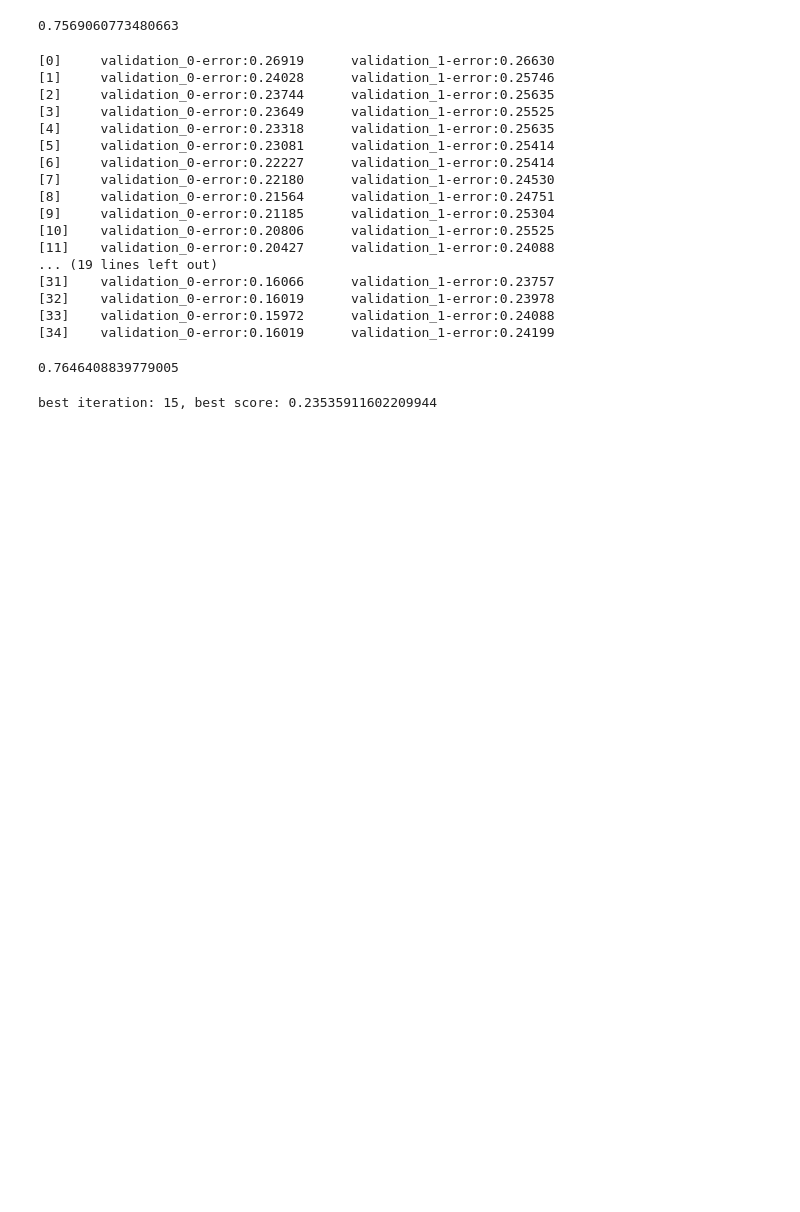
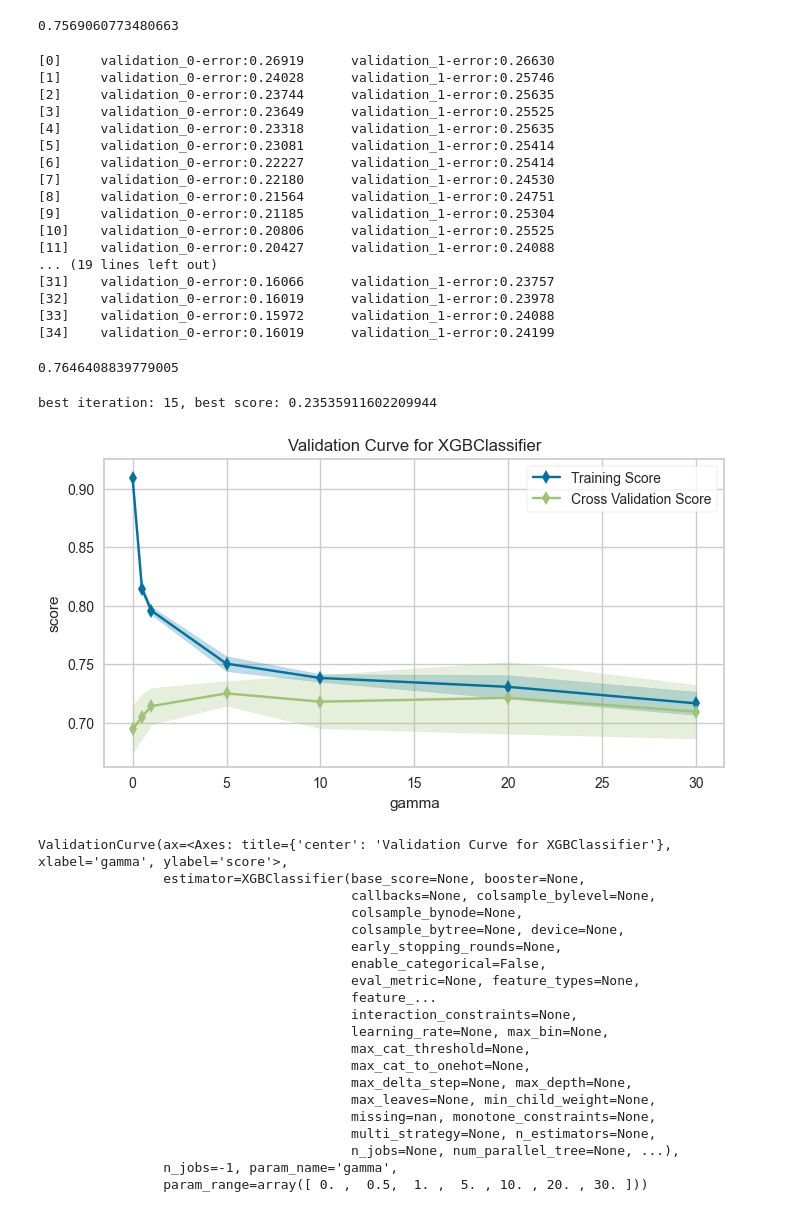
Before and after one commit to mackomarcin82/XGBoost, a Jupyter notebook: XGBoost.ipynb, the cells around one changed output. Drawn from its saved outputs; the diff is of its cells as text; code cells hidden in the pictures; blank space fills up the shorter version.

```diff
--- a/XGBoost.ipynb
+++ b/XGBoost.ipynb
@@ -312,3 +312,29 @@ xg_err.score(X_test, y_test)
 print(f'best iteration: {xg_err.best_iteration}, best score: {xg_err.best_score}')
 # %% [output]
 best iteration: 15, best score: 0.23535911602209944
+# %%
+fig, ax = plt.subplots(figsize=(8, 4))
+ms.validation_curve(xgb.XGBClassifier(), X_train, y_train, param_name='gamma',
+param_range=[0, .5, 1,5,10, 20, 30], n_jobs=-1, ax=ax)
+# %% [output]
+[figure, added]
+ValidationCurve(ax=<Axes: title={'center': 'Validation Curve for XGBClassifier'}, xlabel='gamma', ylabel='score'>,
+                estimator=XGBClassifier(base_score=None, booster=None,
+                                        callbacks=None, colsample_bylevel=None,
+                                        colsample_bynode=None,
+                                        colsample_bytree=None, device=None,
+                                        early_stopping_rounds=None,
+                                        enable_categorical=False,
+                                        eval_metric=None, feature_types=None,
+                                        feature_...
+                                        interaction_constraints=None,
+                                        learning_rate=None, max_bin=None,
+                                        max_cat_threshold=None,
+                                        max_cat_to_onehot=None,
+                                        max_delta_step=None, max_depth=None,
+                                        max_leaves=None, min_child_weight=None,
+                                        missing=nan, monotone_constraints=None,
+                                        multi_strategy=None, n_estimators=None,
+                                        n_jobs=None, num_parallel_tree=None, ...),
+                n_jobs=-1, param_name='gamma',
+                param_range=array([ 0. ,  0.5,  1. ,  5. , 10. , 20. , 30. ]))
```
Also changed, not shown: parts of 10 cells of this notebook, 1 other file.
